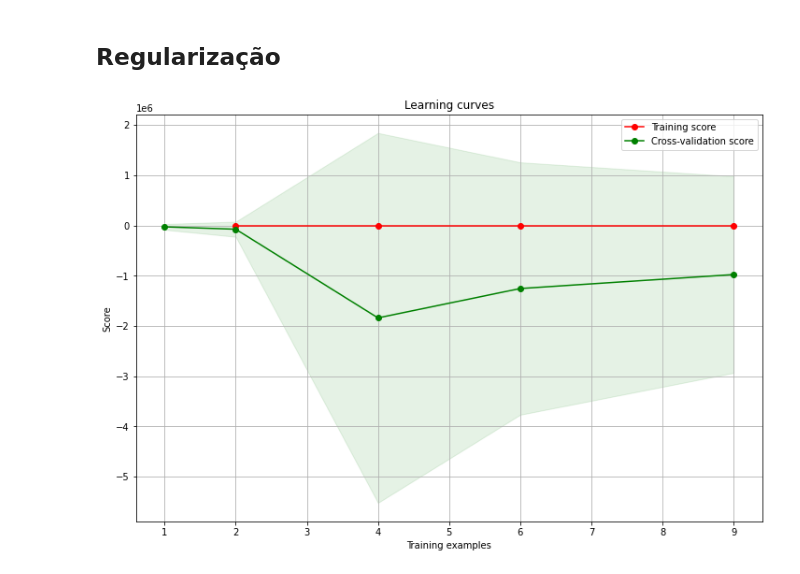
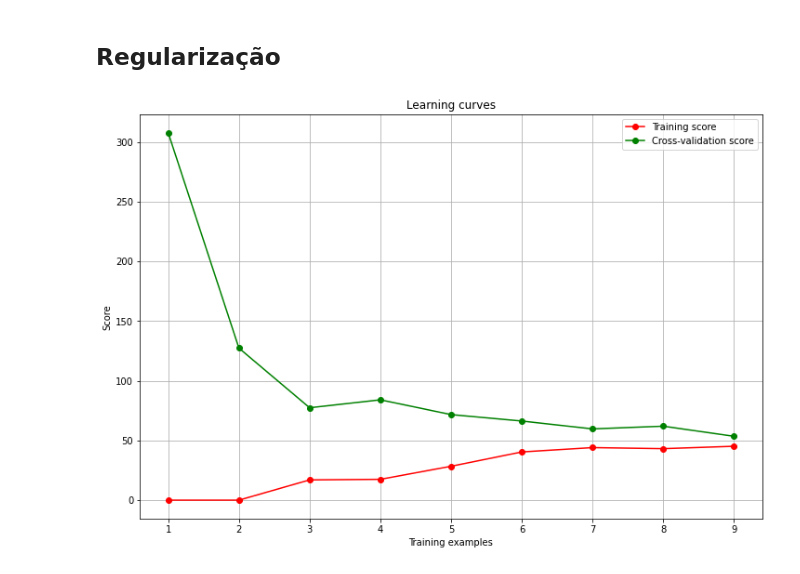
Before and after one commit to renatoor/machine-learning, a Jupyter notebook: T2/aprendizado-supervisionado.ipynb, the cells around one changed output. Saved outputs shown, nothing was run; the diff lists cells and outputs as text; code cells hidden in the pictures.

```diff
--- a/T2/aprendizado-supervisionado.ipynb
+++ b/T2/aprendizado-supervisionado.ipynb
@@ -281,41 +282,30 @@ X, y = data['X'].reshape(-1, 1), data['y']
 X_test, y_test = data['Xtest'].reshape(-1, 1), data['ytest']
 X_val, y_val = data['Xval'].reshape(-1, 1), data['yval']
 # %%
-#
 model = LinearRegression()
 #model.fit(X, y)
-cv = ShuffleSplit(n_splits=10, test_size=0.2, random_state=0)
-train_sizes = np.linspace(.1, 1.0, 5)
 
-train_sizes, train_scores, test_scores, fit_times, _ = \
-    learning_curve(model, X, y, n_jobs=4, train_sizes=train_sizes, return_times=True)
+train_sizes = list(range(1,10))
 
-train_scores_mean = np.mean(train_scores, axis=1)
-train_scores_std = np.std(train_scores, axis=1)
-test_scores_mean = np.mean(test_scores, axis=1)
-test_scores_std = np.std(test_scores, axis=1)
-fit_times_mean = np.mean(fit_times, axis=1)
-fit_times_std = np.std(fit_times, axis=1)
+train_sizes, train_scores, test_scores, = \
+    learning_curve(model, X, y, scoring='neg_mean_squared_error', train_sizes=train_sizes)
+
+train_scores_mean = np.mean(-train_scores, axis=1)
+test_scores_mean = np.mean(-test_scores, axis=1)
 
 fig, ax = plt.subplots(figsize=(12,8))
 ax.set_title("Learning curves")
 ax.set_xlabel("Training examples")
 ax.set_ylabel("Score")
 ax.grid()
-ax.fill_between(train_sizes, train_scores_mean - train_scores_std,
-                         train_scores_mean + train_scores_std, alpha=0.1,
-                         color="r")
-ax.fill_between(train_sizes, test_scores_mean - test_scores_std,
-                         test_scores_mean + test_scores_std, alpha=0.1,
-                         color="g")
 ax.plot(train_sizes, train_scores_mean, 'o-', color="r",
                  label="Training score")
 ax.plot(train_sizes, test_scores_mean, 'o-', color="g",
                  label="Cross-validation score")
-ax.legend(loc="best")
+ax.legend()
 plt.show()
 # %% [output]
-[figure, old version]
+[figure, new version]
 # %%
 poly = PolynomialFeatures(8)
 X_poly = poly.fit_transform(X)
```
Also changed, not shown: parts of 11 cells of this notebook, 11 other files.
